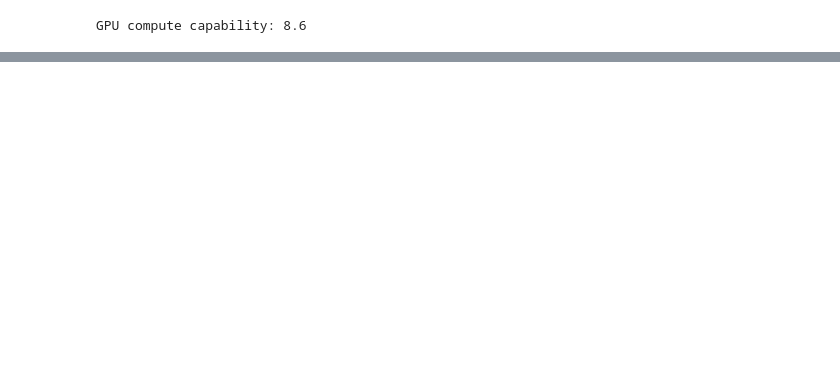
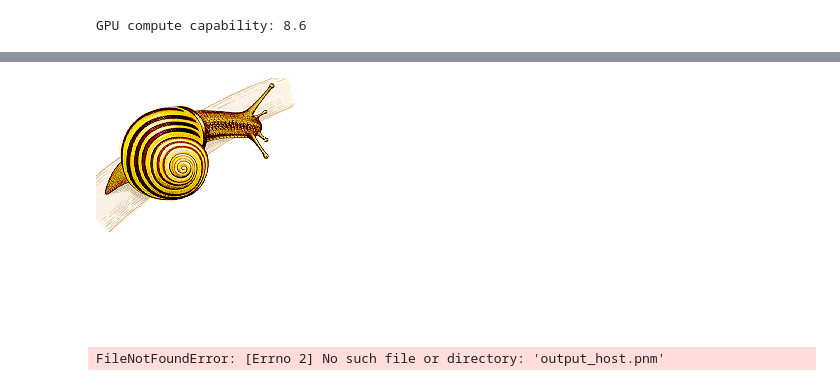
Before and after one commit to vv-hieu/CudaSeamCarving, a Jupyter notebook: Report.ipynb, the cells around one changed output, grey strips where cells are left out. Saved outputs shown, nothing was run; the diff lists cells and outputs as text; code cells hidden in the pictures; blank space fills up the shorter version.

```diff
--- a/Report.ipynb
+++ b/Report.ipynb
@@ -34,0 +18,8 @@ tmpxft_00001650_00000000-10_SeamCarving.cudafe1.cpp
+# %%
+show_pnm("snail.pnm")
+# %% [output]
+[figure, added]
+# %%
+show_pnm("output_host.pnm")
+# %% [output]
+FileNotFoundError: [Errno 2] No such file or directory: 'output_host.pnm'
```
Also changed, not shown: parts of 3 cells of this notebook, 4 other files.
